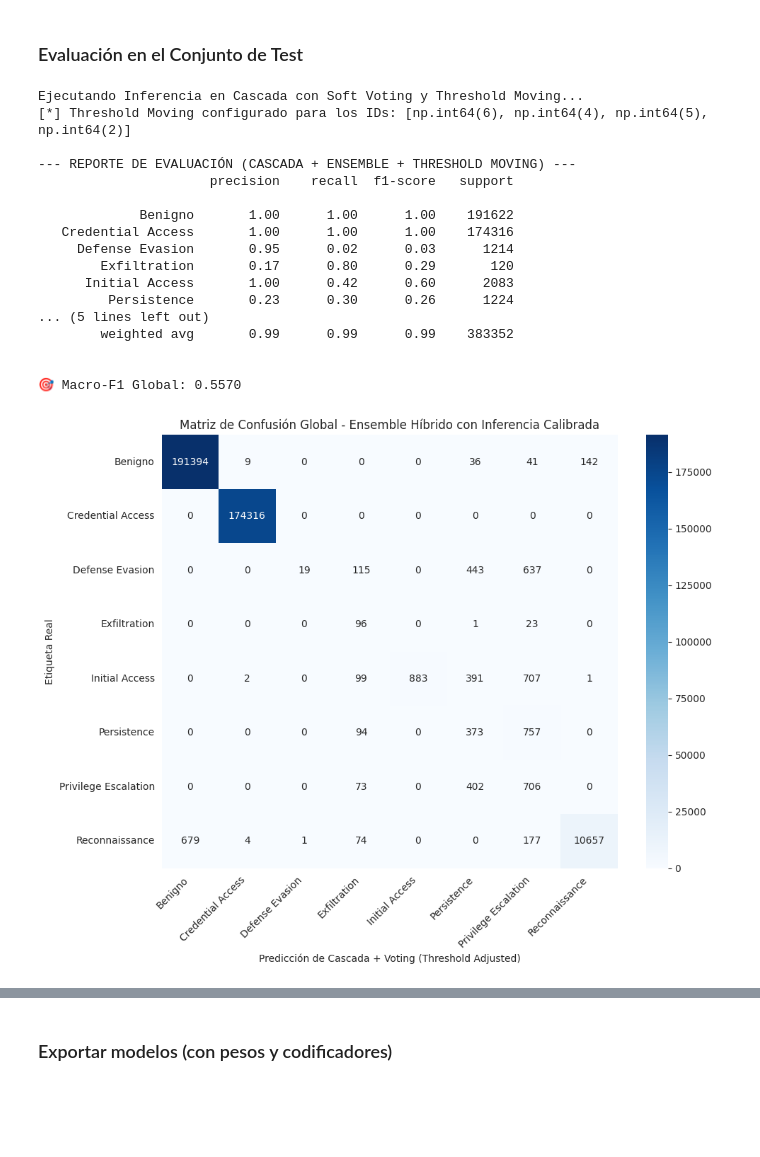
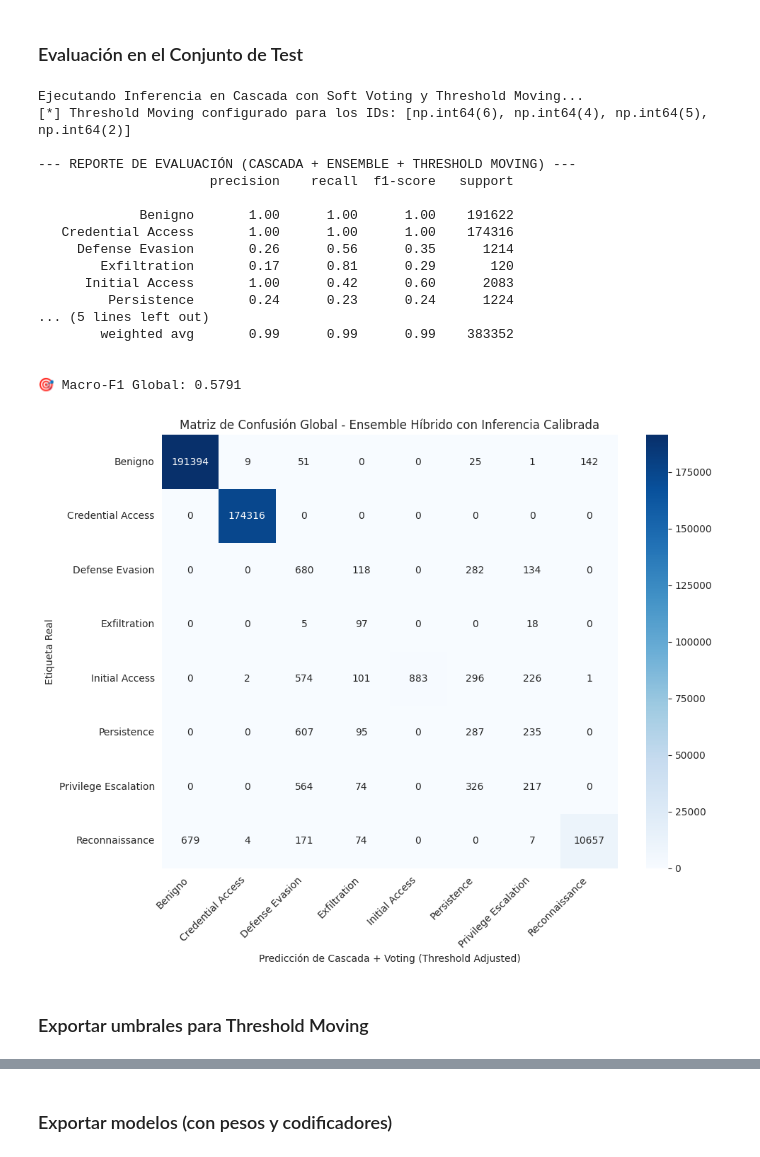
Before and after one commit to GrupoCiberataquesGrafosTiempoReal/mitre-detector, a Jupyter notebook: notebooks/01_Entrenamiento_GNN_Jerarquico_MITRE.ipynb, the cells around one changed output, grey strips where cells are left out. Drawn from its saved outputs; the diff is of its cells as text; code cells hidden in the pictures; blank space fills up the shorter version.

```diff
--- a/notebooks/01_Entrenamiento_GNN_Jerarquico_MITRE.ipynb
+++ b/notebooks/01_Entrenamiento_GNN_Jerarquico_MITRE.ipynb
@@ -852,16 +852,16 @@ multiplicadores_criticos = {}
 
 try:
     id_privilege = encoder_tactics.transform(['Privilege Escalation'])[0]
-    multiplicadores_criticos[id_privilege] = 3.0
+    multiplicadores_criticos[id_privilege] = 2.5
 
     id_initial_access = encoder_tactics.transform(['Initial Access'])[0]
     multiplicadores_criticos[id_initial_access] = 2.0
 
     id_persistence = encoder_tactics.transform(['Persistence'])[0]
-    multiplicadores_criticos[id_persistence] = 3.0
+    multiplicadores_criticos[id_persistence] = 2.5
 
     id_defense_evation = encoder_tactics.transform(['Defense Evasion'])[0]
-    multiplicadores_criticos[id_defense_evation] = 2.0
+    multiplicadores_criticos[id_defense_evation] = 2.5
 
     print(f"[*] Threshold Moving configurado para los IDs: {list(multiplicadores_criticos.keys())}")
 except Exception as e:
@@ -893,35 +893,37 @@ nombres_clases_list = [str(c) for c in nombres_clases]
 
 print(classification_report(y_true_global, preds_global, labels=clases_presentes, target_names=nombres_clases_list, zero_division=0))
 
 f1_macro = f1_score(y_true_global, preds_global, average='macro')
 print(f"\n🎯 Macro-F1 Global: {f1_macro:.4f}")
 
 cm = confusion_matrix(y_true_global, preds_global, labels=clases_presentes)
 plt.figure(figsize=(10,8))
 sns.heatmap(cm, annot=True, fmt='d', cmap='Blues',
             xticklabels=nombres_clases_list, yticklabels=nombres_clases_list)
 plt.ylabel('Etiqueta Real')
 plt.xlabel('Predicción de Cascada + Voting (Threshold Adjusted)')
 plt.title('Matriz de Confusión Global - Ensemble Híbrido con Inferencia Calibrada')
 plt.xticks(rotation=45, ha='right')
 plt.tight_layout()
 plt.show()
 # %% [output]
 Ejecutando Inferencia en Cascada con Soft Voting y Threshold Moving...
 [*] Threshold Moving configurado para los IDs: [np.int64(6), np.int64(4), np.int64(5), np.int64(2)]
 
 --- REPORTE DE EVALUACIÓN (CASCADA + ENSEMBLE + THRESHOLD MOVING) ---
                       precision    recall  f1-score   support
 
              Benigno       1.00      1.00      1.00    191622
    Credential Access       1.00      1.00      1.00    174316
-     Defense Evasion       0.95      0.02      0.03      1214
-        Exfiltration       0.17      0.80      0.29       120
+     Defense Evasion       0.26      0.56      0.35      1214
+        Exfiltration       0.17      0.81      0.29       120
       Initial Access       1.00      0.42      0.60      2083
-         Persistence       0.23      0.30      0.26      1224
+         Persistence       0.24      0.23      0.24      1224
 ... (5 lines left out)
         weighted avg       0.99      0.99      0.99    383352
 
 
-🎯 Macro-F1 Global: 0.5570
+🎯 Macro-F1 Global: 0.5791
-[figure, old version]
+[figure, new version]
+# %% [markdown]
+### Exportar umbrales para Threshold Moving
```
Also changed, not shown: parts of 1 cell of this notebook, 2 other files.
